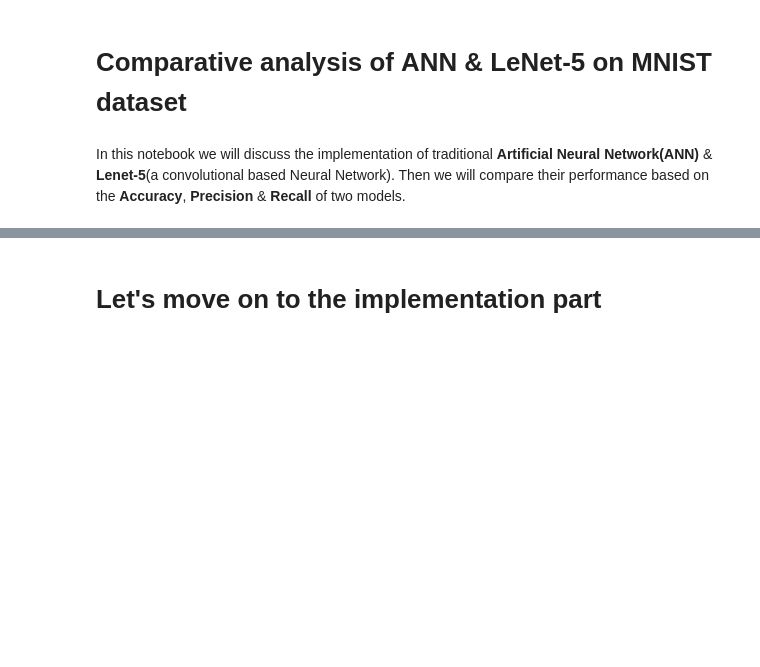
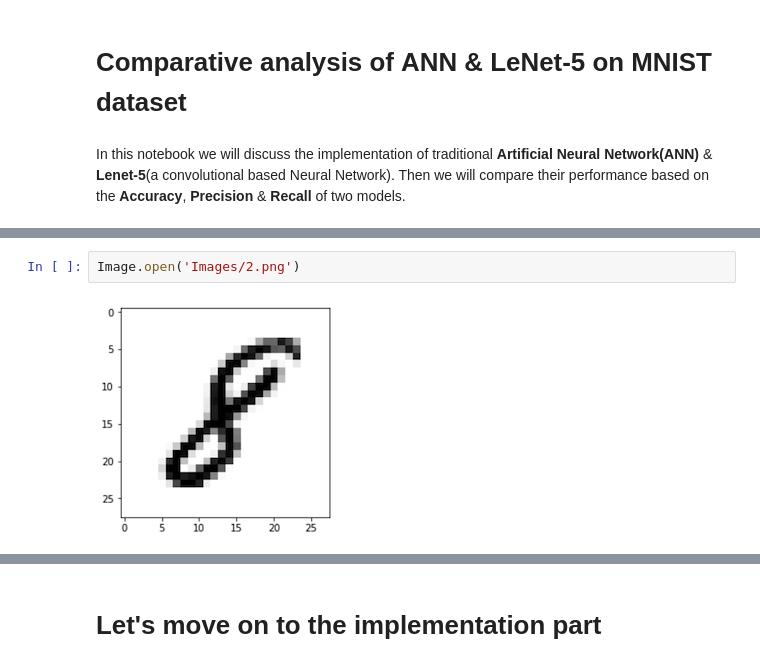
Before and after one commit to kampaitees/Comparitive-Study-of-Lenet-5-vs-ANN-on-Mnist, a Jupyter notebook: Lenet vs ANN.ipynb, the cells around one changed output, grey strips where cells are left out. Cells and saved outputs as stored; diff of their text form; blank space fills up the shorter version.

```diff
--- a/Lenet vs ANN.ipynb
+++ b/Lenet vs ANN.ipynb
@@ -40,0 +29,4 @@ It is also required that the pixel intensity of the images within the dataset ar
+# %%
+Image.open('Images/2.png')
+# %% [output]
+[figure, added]
```
Also changed, not shown: parts of 12 cells of this notebook.
